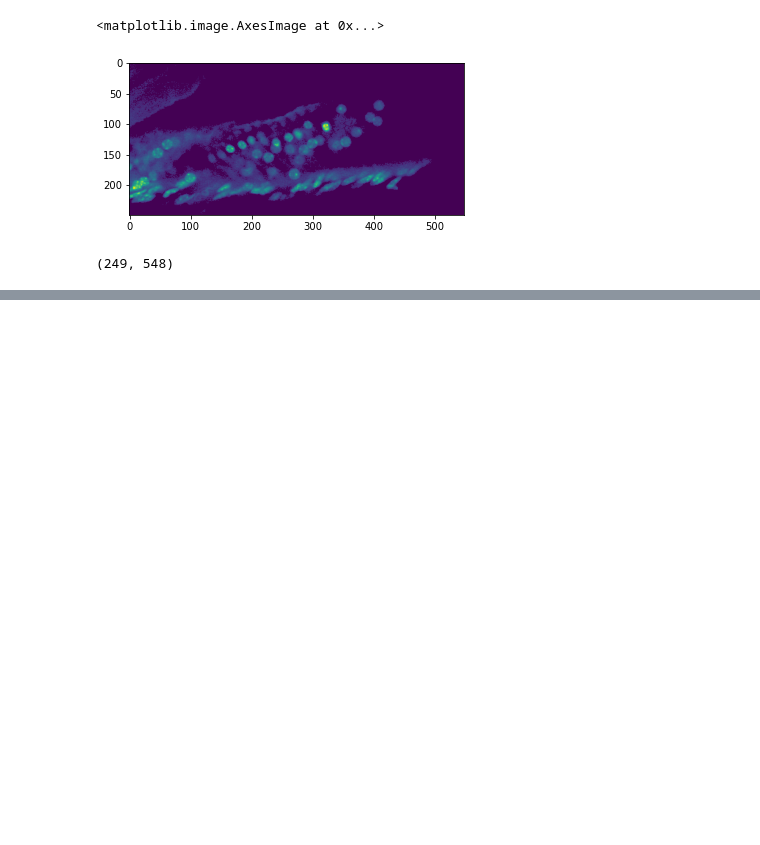
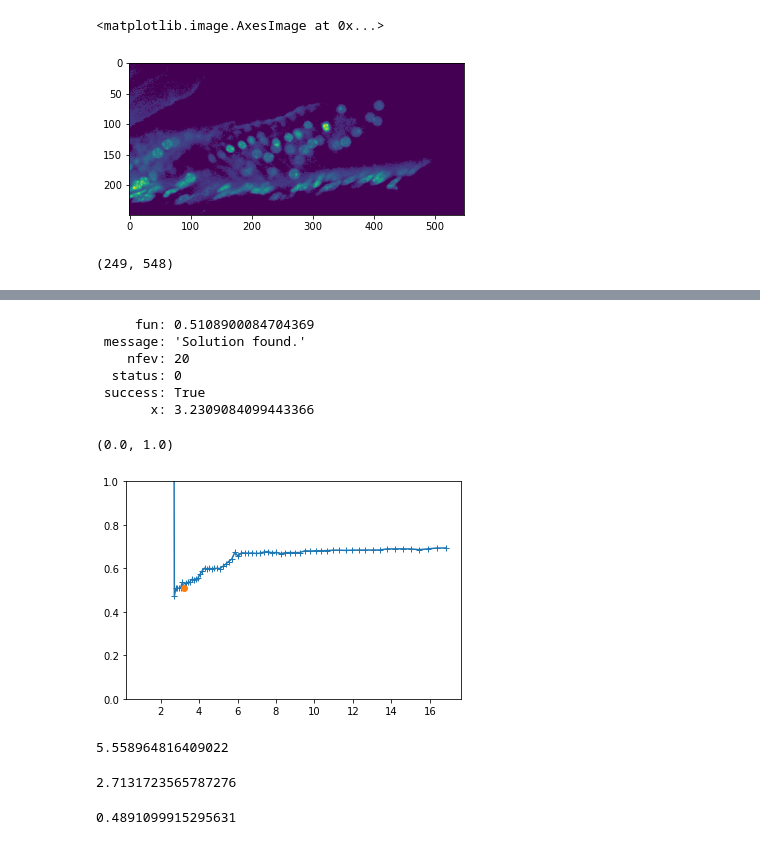
Before and after one commit to centuri-engineering/auto_metro, a Jupyter notebook: notebooks/PythonImDecorr.ipynb, the cells around one changed output, grey strips where cells are left out. Cells and saved outputs as stored; diff of their text form; code cells hidden in the pictures; blank space fills up the shorter version.

```diff
--- a/notebooks/PythonImDecorr.ipynb
+++ b/notebooks/PythonImDecorr.ipynb
@@ -641,0 +287,34 @@ array([[0.67074799, 0.83671364, 0.25276363, ..., 0.19642213, 0.58379736,
+# %%
+w
+# %% [output]
+     fun: 0.5108900084704369
+ message: 'Solution found.'
+    nfev: 20
+  status: 0
+ success: True
+       x: 3.2309084099443366
+# %%
+ws = np.logspace(0, np.log10(ci.max_width), 100)
+cost = np.array([ci.filtered_decorr(w) for w in ws])
+# %%
+fig, ax = plt.subplots()
+
+ax.plot(ws, cost, '-+')
+#ax.set_xscale('log')
+ax.plot(w.x, w.fun, 'o')
+ax.set_ylim(0, 1)
+# %% [output]
+(0.0, 1.0)
+[figure, added]
+# %%
+ci.resolution
+# %% [output]
+5.558964816409022
+# %%
+ws[np.argmin(cost)]
+# %% [output]
+2.7131723565787276
+# %%
+(ci.kc * ci.snr)**0.5
+# %% [output]
+0.4891099915295631
```
Also changed, not shown: parts of 62 cells of this notebook, 1 other file.
